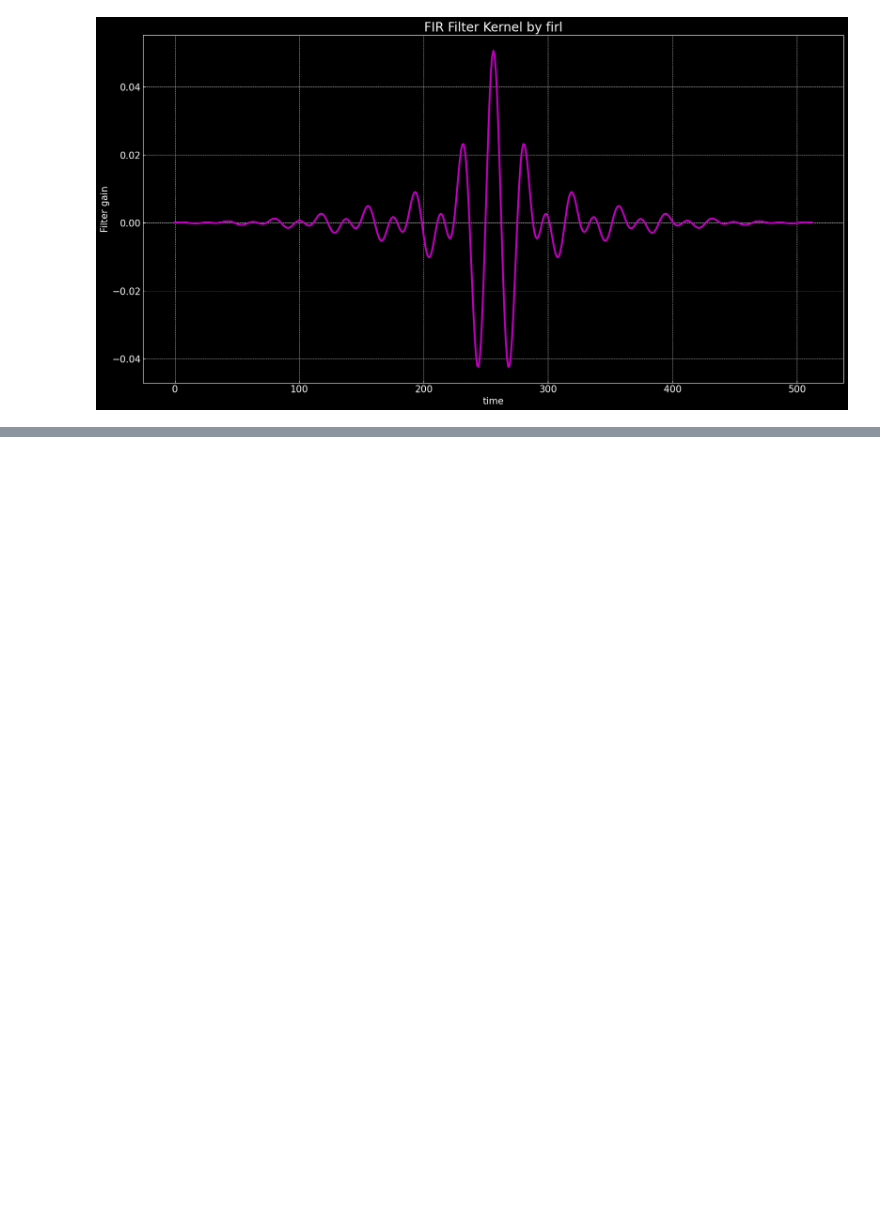
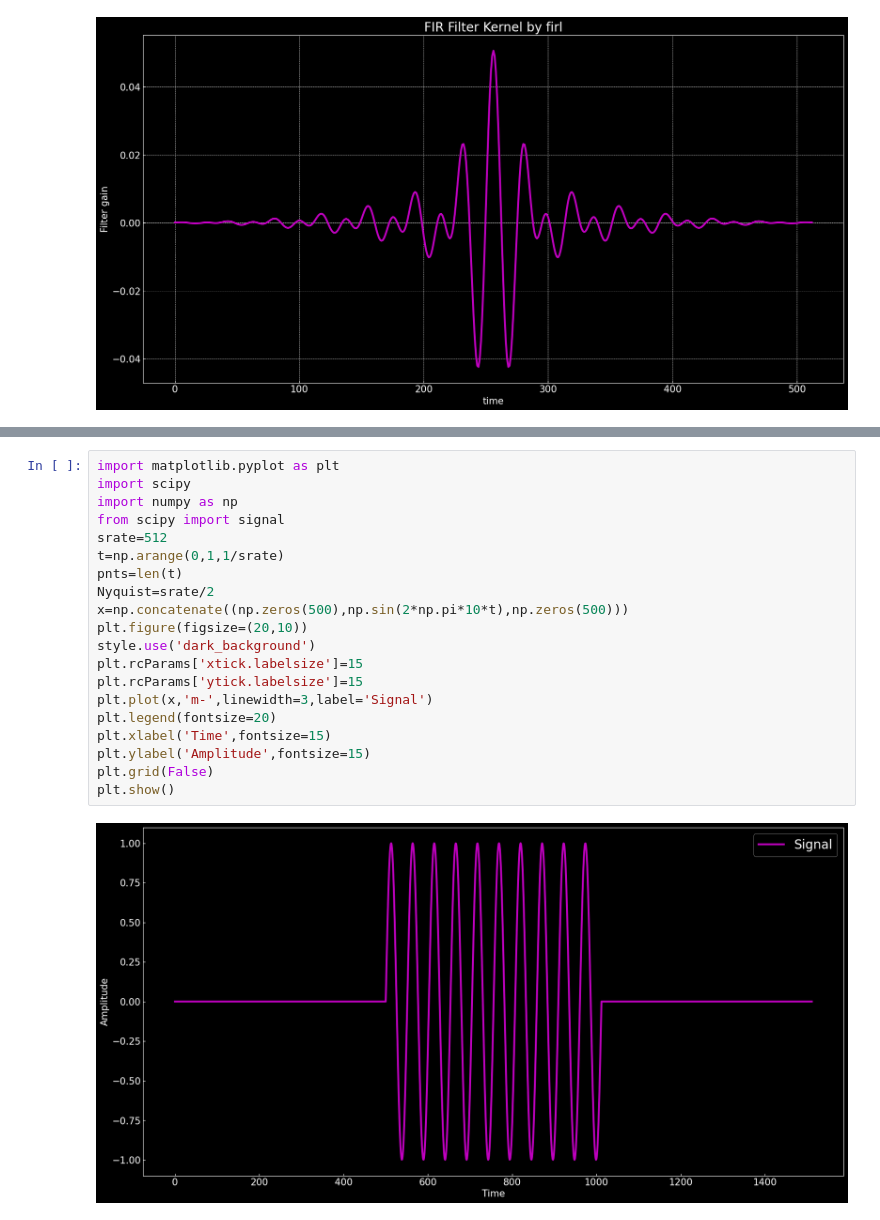
Before and after one commit to RahulChowdary221/Hello-DSP, a Jupyter notebook: FIR_filterDesign.ipynb, the cells around one changed output, grey strips where cells are left out. Drawn from its saved outputs; the diff is of its cells as text; blank space fills up the shorter version.

```diff
--- a/FIR_filterDesign.ipynb
+++ b/FIR_filterDesign.ipynb
@@ -63,0 +108,22 @@ plt.show()
+# %%
+import matplotlib.pyplot as plt
+import scipy
+import numpy as np
+from scipy import signal
+srate=512
+t=np.arange(0,1,1/srate)
+pnts=len(t)
+Nyquist=srate/2
+x=np.concatenate((np.zeros(500),np.sin(2*np.pi*10*t),np.zeros(500)))
+plt.figure(figsize=(20,10))
+style.use('dark_background')
+plt.rcParams['xtick.labelsize']=15
+plt.rcParams['ytick.labelsize']=15
+plt.plot(x,'m-',linewidth=3,label='Signal')
+plt.legend(fontsize=20)
+plt.xlabel('Time',fontsize=15)
+plt.ylabel('Amplitude',fontsize=15)
+plt.grid(False)
+plt.show()
+# %% [output]
+[figure, added]
```
Also changed, not shown: parts of 10 cells of this notebook.
